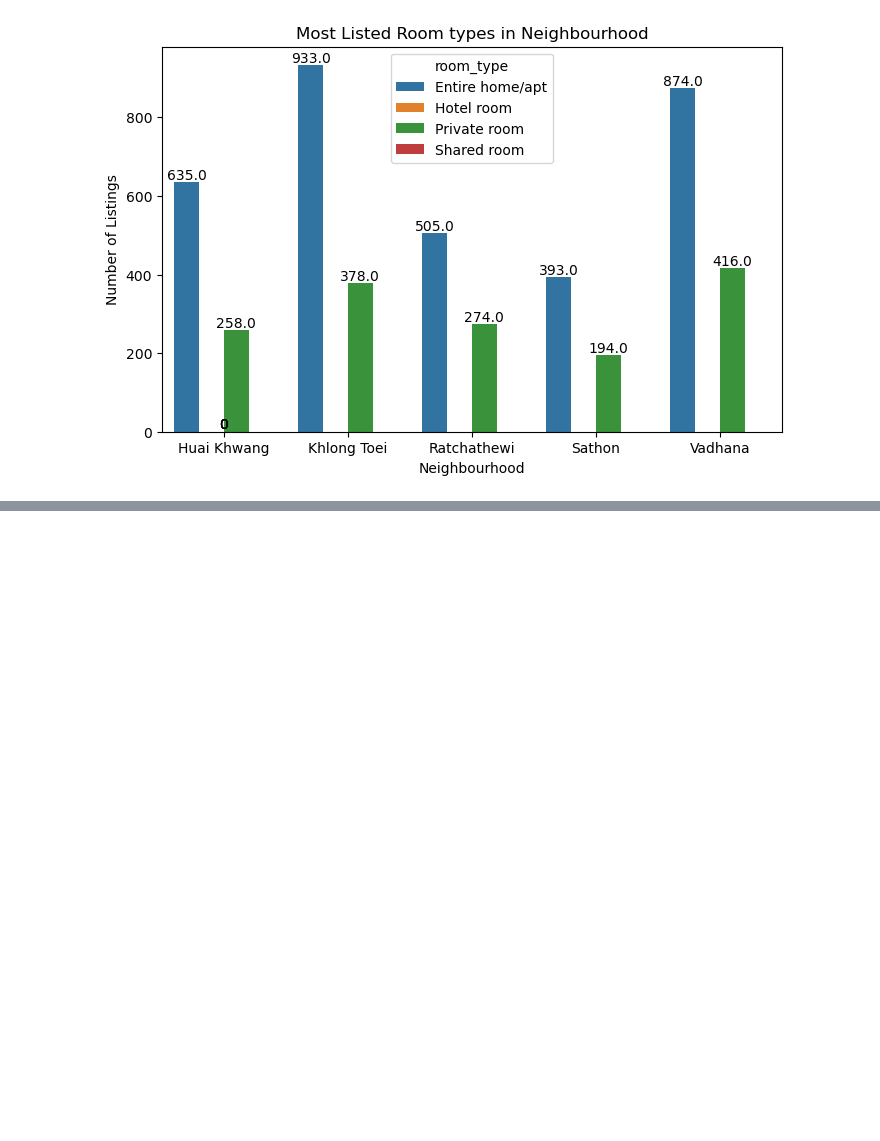
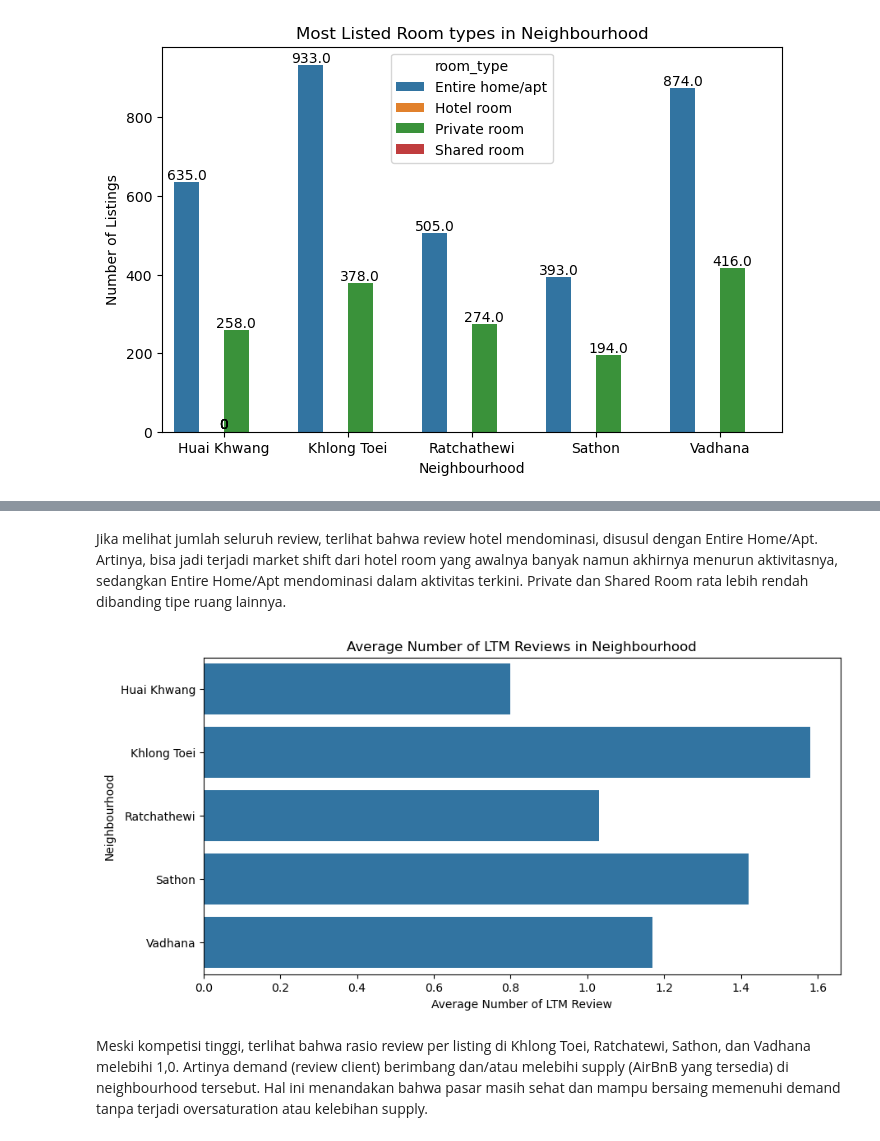
Before and after one commit to dyandraps2212/capstonemodul2-dyandra, a Jupyter notebook: Capstone Module 2_Dyandra Prakasita.ipynb, the cells around one changed output, grey strips where cells are left out. Cells and saved outputs as stored; diff of their text form; code cells hidden in the pictures; blank space fills up the shorter version.

```diff
--- a/Capstone Module 2_Dyandra Prakasita.ipynb
+++ b/Capstone Module 2_Dyandra Prakasita.ipynb
@@ -242,0 +258,17 @@ plt.show()
+# %% [markdown]
+Jika melihat jumlah seluruh review, terlihat bahwa review hotel mendominasi, disusul dengan Entire Home/Apt. Artinya, bisa jadi terjadi market shift dari hotel room yang awalnya banyak namun akhirnya menurun aktivitasnya, sedangkan Entire Home/Apt mendominasi dalam aktivitas terkini. Private dan Shared Room rata lebih rendah dibanding tipe ruang lainnya.
+# %%
+most_listing = df_top5.groupby('neighbourhood',observed=True)['number_of_reviews_ltm'].mean().round(2).reset_index(name='avg_listing')
+most_listing['neighbourhood'] = most_listing['neighbourhood'].cat.remove_unused_categories()
+
+plt.figure(figsize=(10,5))
+sns.barplot(x='avg_listing', y='neighbourhood', data=most_listing)
+plt.title('Average Number of LTM Reviews in Neighbourhood')
+plt.xlabel('Average Number of LTM Review')
+plt.ylabel('Neighbourhood')
+plt.savefig('vis6.png', dpi=300, bbox_inches='tight')
+plt.show()
+# %% [output]
+[figure, added]
+# %% [markdown]
+Meski kompetisi tinggi, terlihat bahwa rasio review per listing di Khlong Toei, Ratchatewi, Sathon, dan Vadhana melebihi 1,0. Artinya demand (review client) berimbang dan/atau melebihi supply (AirBnB yang tersedia) di neighbourhood tersebut. Hal ini menandakan bahwa pasar masih sehat dan mampu bersaing memenuhi demand tanpa terjadi oversaturation atau kelebihan supply.
```
Also changed, not shown: parts of 11 cells of this notebook.
